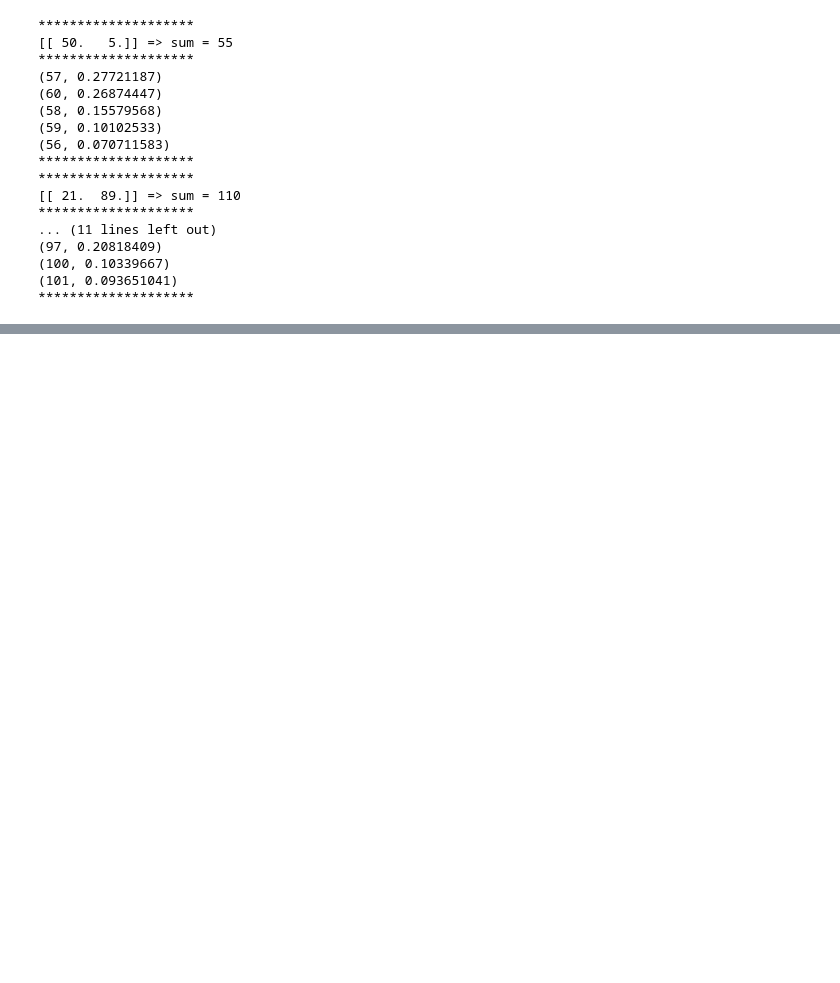
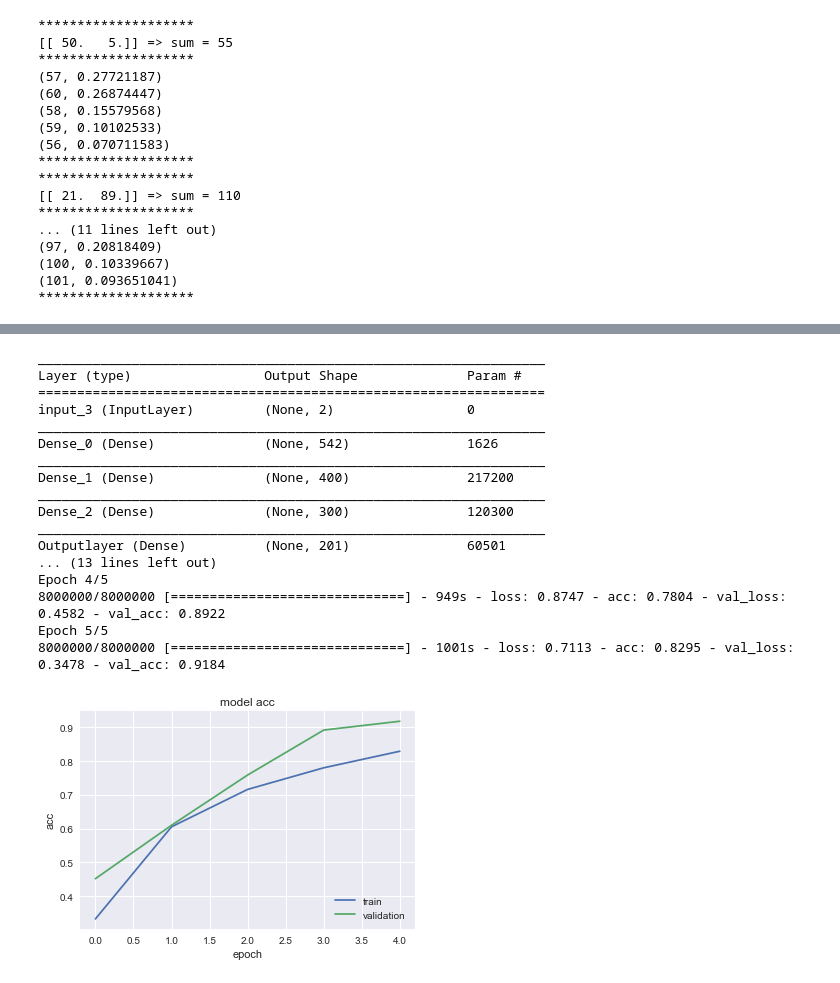
Before and after one commit to adarsh66/keras_sum, a Jupyter notebook: keras_discover_sum_func_assignment.ipynb, the cells around one changed output, grey strips where cells are left out. Saved outputs shown, nothing was run; the diff lists cells and outputs as text; code cells hidden in the pictures; blank space fills up the shorter version.

```diff
--- a/keras_discover_sum_func_assignment.ipynb
+++ b/keras_discover_sum_func_assignment.ipynb
@@ -247,3 +282,27 @@ Outputlayer (Dense)          (None, 201)               60501
+# %%
+history, model_10m = run_nn_classifier(df_10m, hidden_layers=[542,400,300]\
+                        , training_epochs=5, batch_size=10**2\
+                                   , metrics_to_report=['acc'])
+plot_train(history)
+# %% [output]
+_________________________________________________________________
+Layer (type)                 Output Shape              Param #
+=================================================================
+input_3 (InputLayer)         (None, 2)                 0
+_________________________________________________________________
+Dense_0 (Dense)              (None, 542)               1626
+_________________________________________________________________
+Dense_1 (Dense)              (None, 400)               217200
+_________________________________________________________________
+Dense_2 (Dense)              (None, 300)               120300
+_________________________________________________________________
+Outputlayer (Dense)          (None, 201)               60501
+... (13 lines left out)
+Epoch 4/5
+8000000/8000000 [==============================] - 949s - loss: 0.8747 - acc: 0.7804 - val_loss: 0.4582 - val_acc: 0.8922
+Epoch 5/5
+8000000/8000000 [==============================] - 1001s - loss: 0.7113 - acc: 0.8295 - val_loss: 0.3478 - val_acc: 0.9184
+[figure, added]
 # %%
 model_10m.save('model_10m.h5')
 if False:
```
Also changed, not shown: parts of 6 cells of this notebook, 1 other file.
